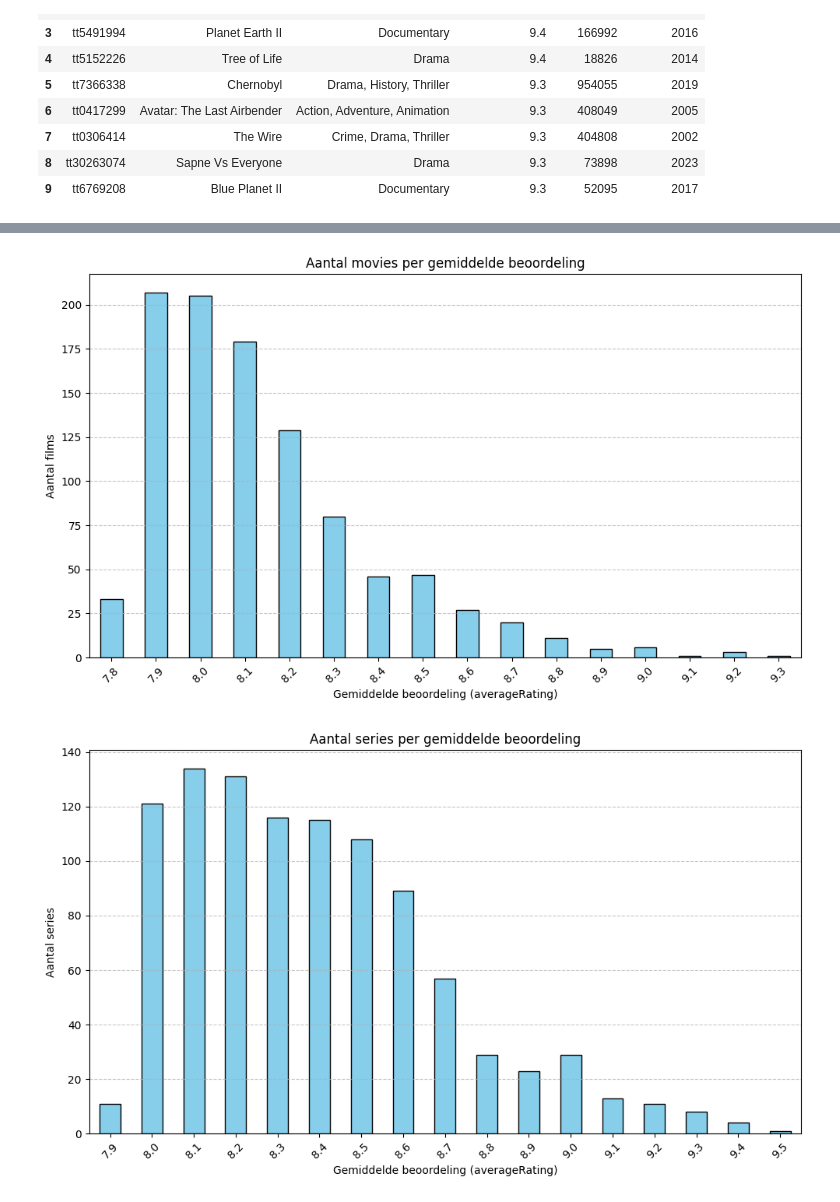
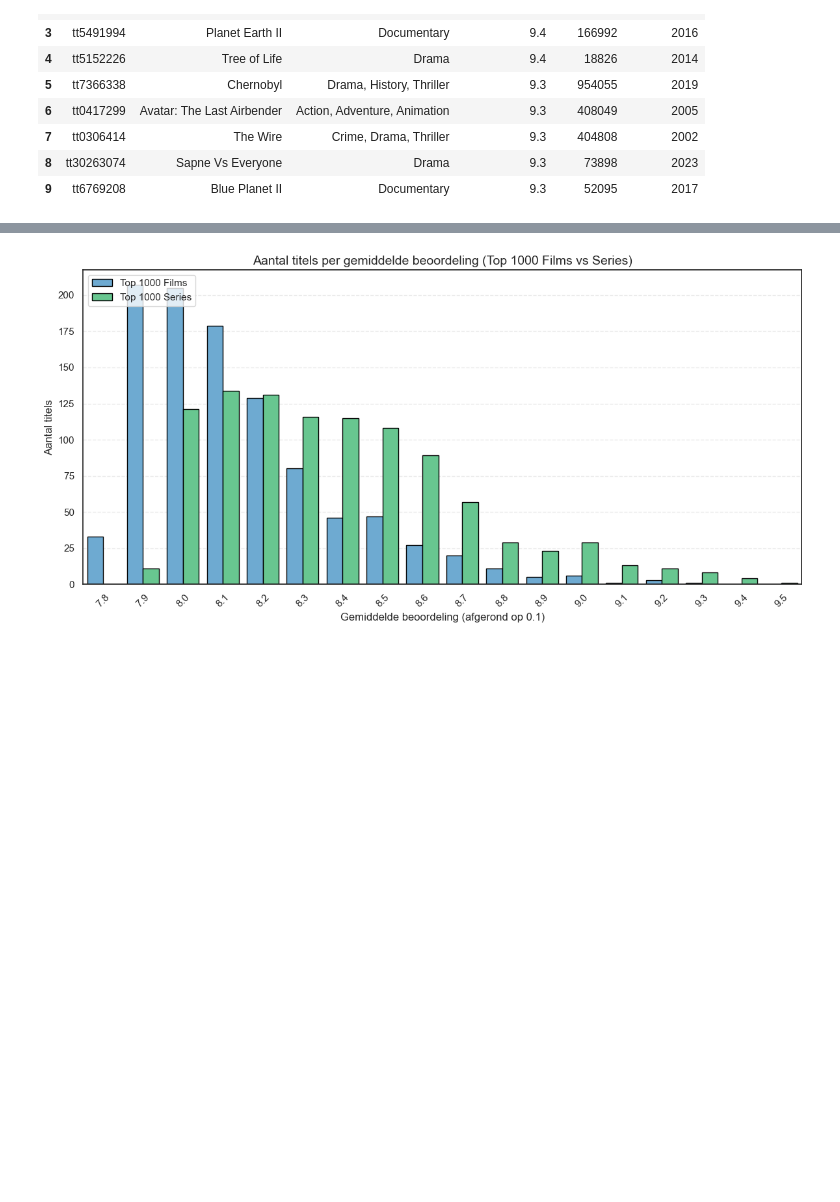
Before and after one commit to WuStanley2006/InfoVis, a Jupyter notebook: main.ipynb, the cells around one changed output, grey strips where cells are left out. Cells and saved outputs as stored; diff of their text form; code cells hidden in the pictures; blank space fills up the shorter version.

```diff
--- a/main.ipynb
+++ b/main.ipynb
@@ -177,44 +177,48 @@ plt.show()
 # %%
-# 1. CSV inlezen
-df = pd.read_csv("movies.csv")
+import pandas as pd
+import matplotlib.pyplot as plt
+import seaborn as sns
 
-# 2. Groeperen op gemiddelde beoordeling
-rating_counts = df.groupby("averageRating").size()  # telt aantal films per rating
+# Load data
+movies_df = pd.read_csv("movies.csv")
+series_df = pd.read_csv("tvseries.csv")
 
-# 3. Plotten
-plt.figure(figsize=(10, 4))
-rating_counts.plot(kind="bar", color="skyblue", edgecolor="black")
+# Count number of titles per rating
+movies_counts = movies_df["averageRating"].value_counts().sort_index()
+series_counts = series_df["averageRating"].value_counts().sort_index()
 
-plt.title("Aantal movies per gemiddelde beoordeling")
-plt.xlabel("Gemiddelde beoordeling (averageRating)")
-plt.ylabel("Aantal films")
+# Combine into one DataFrame
+combined_df = pd.DataFrame({
+    "rating": movies_counts.index.tolist() + series_counts.index.tolist(),
+    "count": list(movies_counts.values) + list(series_counts.values),
+    "type": ["Top 1000 Films"] * len(movies_counts) + ["Top 1000 Series"] * len(series_counts)
+})
+
+# Round ratings to 1 decimal for nicer grouping
+combined_df["rating"] = combined_df["rating"].round(1)
+
+# Plot with seaborn
+plt.figure(figsize=(12, 6))
+sns.barplot(
+    data=combined_df,
+    x="rating",
+    y="count",
+    hue="type",
+    palette=["#5DADE2", "#58D68D"],
+    edgecolor="black"
+
+)
+
+plt.title("Aantal titels per gemiddelde beoordeling (Top 1000 Films vs Series)", fontsize=14)
+plt.xlabel("Gemiddelde beoordeling (afgerond op 0.1)", fontsize=12)
+plt.ylabel("Aantal titels", fontsize=12)
 plt.xticks(rotation=45)
-plt.grid(axis='y', linestyle='--', alpha=0.7)
+plt.grid(axis='y', linestyle='--', alpha=0.4)
+plt.legend(title="", loc="upper left")
 plt.tight_layout()
 plt.show()
-
-
-
-# 1. CSV inlezen
-df = pd.read_csv("tvseries.csv")
-
-# 2. Groeperen op gemiddelde beoordeling
-rating_counts = df.groupby("averageRating").size()  # telt aantal films per rating
-
-# 3. Plotten
-plt.figure(figsize=(10, 4))
-rating_counts.plot(kind="bar", color="skyblue", edgecolor="black")
-
-plt.title("Aantal series per gemiddelde beoordeling")
-plt.xlabel("Gemiddelde beoordeling (averageRating)")
-plt.ylabel("Aantal series")
-plt.xticks(rotation=45)
-plt.grid(axis='y', linestyle='--', alpha=0.7)
-plt.tight_layout()
-plt.show()
 # %% [output]
-[figure, old version]
+[figure, new version]
-[figure, removed]
 # %%
 # 1. CSV inlezen
 df = pd.read_csv("movies.csv")
```
Also changed, not shown: parts of 6 cells of this notebook.
